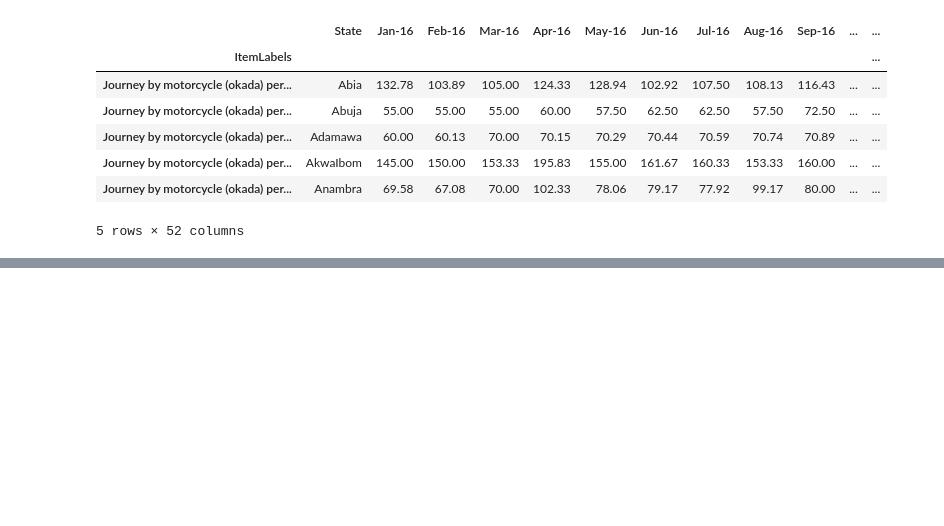
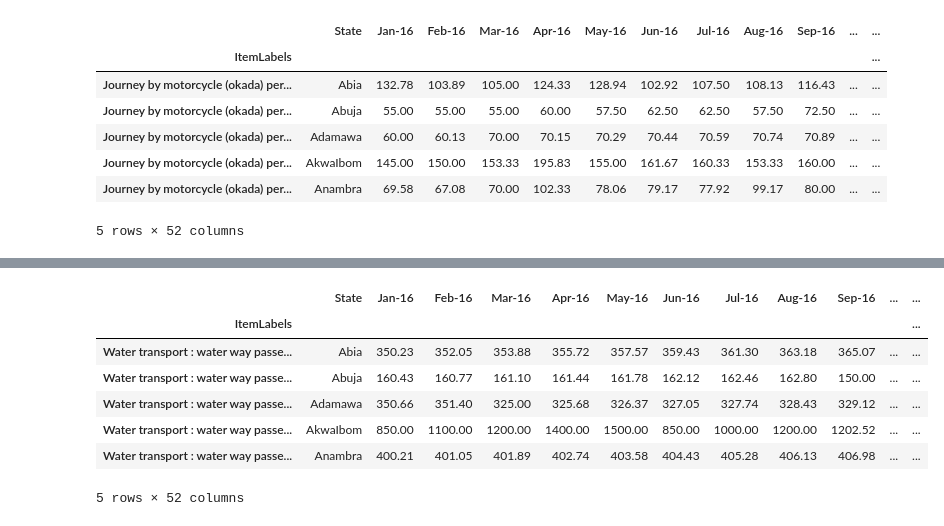
Before and after one commit to imisi-akande/tfare-watch, a Jupyter notebook: InitialDataWrangling.ipynb, the cells around one changed output, grey strips where cells are left out. Saved outputs shown, nothing was run; the diff lists cells and outputs as text; code cells hidden in the pictures; blank space fills up the shorter version.

Commit message:
feat: preprocess water journey average prices

```diff
--- a/InitialDataWrangling.ipynb
+++ b/InitialDataWrangling.ipynb
@@ -449,0 +469,6 @@ states_inter_city_bus_journey_df.head(5)
+# %%
+# select a state to test the dataframe returned for the water journey for that state
+
+abia_water_journey_df = water_journey(abia_df, 'Abia')
+
+abia_water_journey_df
@@ -449,0 +519,34 @@ states_inter_city_bus_journey_df.head(5)
+# %%
+# Concatenate all states with average prices for water journey from 2016 to 2020
+
+states_list = [abia_water_journey_df, abuja_water_journey_df,
+              adamawa_water_journey_df, akwaibom_water_journey_df,
+              anambra_water_journey_df, bauchi_water_journey_df,
+              bayelsa_water_journey_df, benue_water_journey_df,
+              borno_water_journey_df, crossriver_water_journey_df,
+              delta_water_journey_df, ebonyi_water_journey_df,
+              edo_water_journey_df, ekiti_water_journey_df,
+              enugu_water_journey_df, gombe_water_journey_df,
+              imo_water_journey_df, jigawa_water_journey_df,
+              kaduna_water_journey_df, kano_water_journey_df,
+              katsina_water_journey_df, kebbi_water_journey_df,
+              kogi_water_journey_df, kwara_water_journey_df,
+              lagos_water_journey_df, nassarawa_water_journey_df,
+              niger_water_journey_df, ogun_water_journey_df,
+              ondo_water_journey_df, osun_water_journey_df,
+              oyo_water_journey_df, plateau_water_journey_df,
+              rivers_water_journey_df, sokoto_water_journey_df,
+              taraba_water_journey_df, yobe_water_journey_df,
+              zamfara_water_journey_df]  # List of dataframes
+
+states_water_journey_df = pd.concat(states_list)
+states_water_journey_df.head(5)
+# %% [output]
+|  | State | Jan-16 | Feb-16 | Mar-16 | Apr-16 | May-16 | Jun-16 | Jul-16 | Aug-16 | Sep-16 | ... | ... |
+| ItemLabels |  |  |  |  |  |  |  |  |  |  |  | ... |
+| Water transport : water way passe... | Abia | 350.23 | 352.05 | 353.88 | 355.72 | 357.57 | 359.43 | 361.30 | 363.18 | 365.07 | ... | ... |
+| Water transport : water way passe... | Abuja | 160.43 | 160.77 | 161.10 | 161.44 | 161.78 | 162.12 | 162.46 | 162.80 | 150.00 | ... | ... |
+| Water transport : water way passe... | Adamawa | 350.66 | 351.40 | 325.00 | 325.68 | 326.37 | 327.05 | 327.74 | 328.43 | 329.12 | ... | ... |
+| Water transport : water way passe... | AkwaIbom | 850.00 | 1100.00 | 1200.00 | 1400.00 | 1500.00 | 850.00 | 1000.00 | 1200.00 | 1202.52 | ... | ... |
+| Water transport : water way passe... | Anambra | 400.21 | 401.05 | 401.89 | 402.74 | 403.58 | 404.43 | 405.28 | 406.13 | 406.98 | ... | ... |
+5 rows × 52 columns
```
Also changed, not shown: parts of 6 cells of this notebook.
